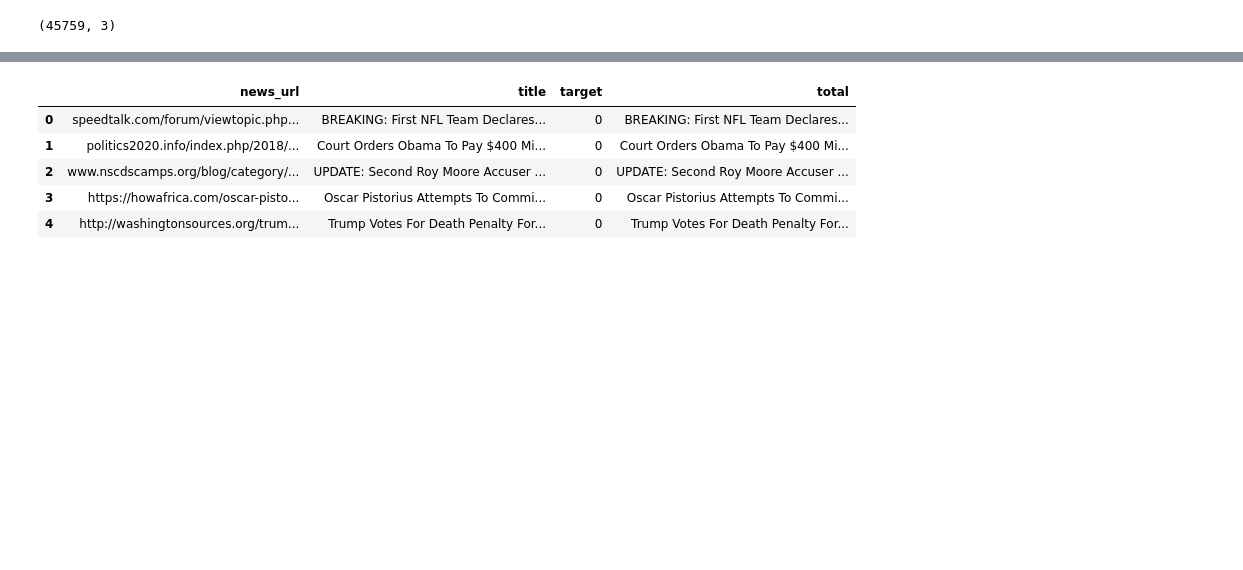
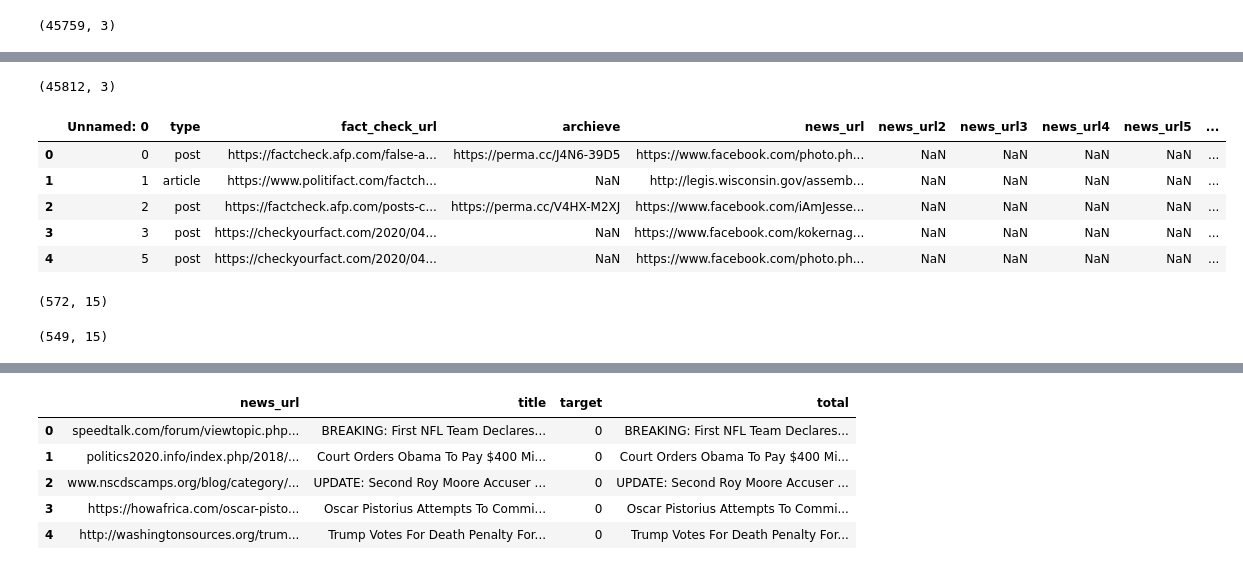
Before and after one commit to anuva312/FactOrFake, a Jupyter notebook: FactOrFake.ipynb, the cells around one changed output, grey strips where cells are left out. Drawn from its saved outputs; the diff is of its cells as text; code cells hidden in the pictures; blank space fills up the shorter version.

```diff
--- a/FactOrFake.ipynb
+++ b/FactOrFake.ipynb
@@ -183,0 +225,25 @@ df_combined.shape
+# %%
+df_combined=pd.concat([df_combined,df_fake])
+df_combined.shape
+# %% [output]
+(45812, 3)
+# %%
+df_fake = pd.read_csv("Datasets/Covid 19/NewsFakeCOVID-19_5.csv")
+df_fake.head()
+# %% [output]
+|  | Unnamed: 0 | type | fact_check_url | archieve | news_url | news_url2 | news_url3 | news_url4 | news_url5 | ... |
+| 0 | 0 | post | https://factcheck.afp.com/false-a... | https://perma.cc/J4N6-39D5 | https://www.facebook.com/photo.ph... | NaN | NaN | NaN | NaN | ... |
+| 1 | 1 | article | https://www.politifact.com/factch... | NaN | http://legis.wisconsin.gov/assemb... | NaN | NaN | NaN | NaN | ... |
+| 2 | 2 | post | https://factcheck.afp.com/posts-c... | https://perma.cc/V4HX-M2XJ | https://www.facebook.com/iAmJesse... | NaN | NaN | NaN | NaN | ... |
+| 3 | 3 | post | https://checkyourfact.com/2020/04... | NaN | https://www.facebook.com/kokernag... | NaN | NaN | NaN | NaN | ... |
+| 4 | 5 | post | https://checkyourfact.com/2020/04... | NaN | https://www.facebook.com/photo.ph... | NaN | NaN | NaN | NaN | ... |
+# %%
+df_fake.shape
+# %% [output]
+(572, 15)
+# %%
+df_fake = df_fake.dropna(subset = ['news_url'])
+df_fake = df_fake.dropna(subset = ['title'])
+df_fake.shape
+# %% [output]
+(549, 15)
```
Also changed, not shown: parts of 41 cells of this notebook.
